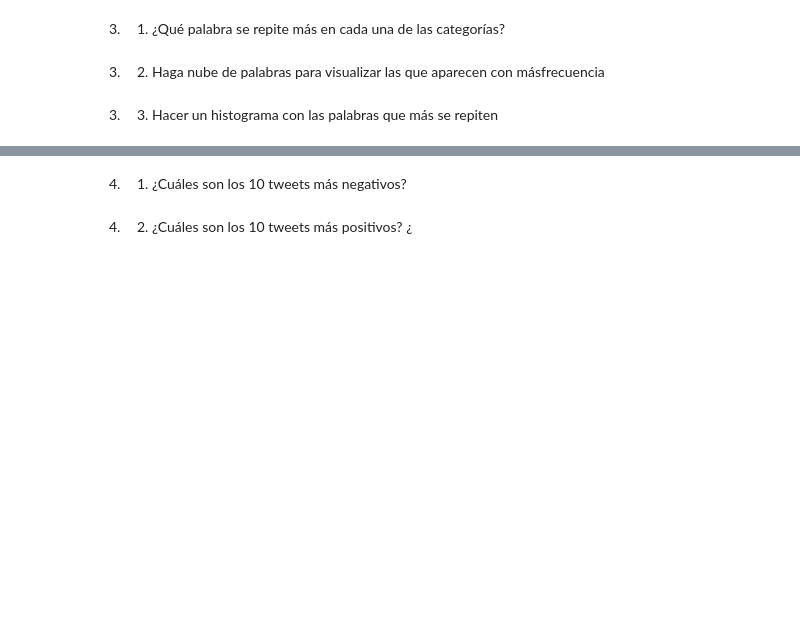
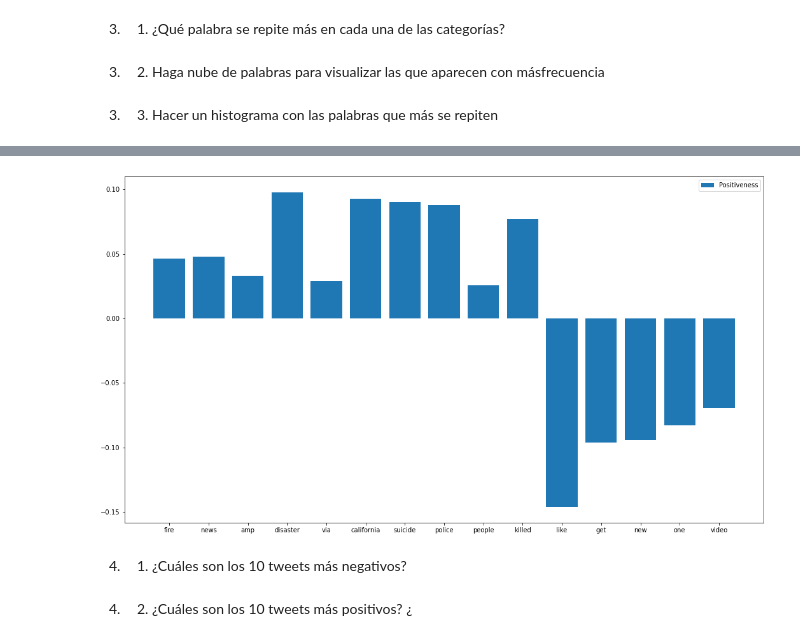
Before and after one commit to lauratamath/HDT5_Data, a Jupyter notebook: HDT5.ipynb, the cells around one changed output, grey strips where cells are left out. Drawn from its saved outputs; the diff is of its cells as text; code cells hidden in the pictures; blank space fills up the shorter version.

```diff
--- a/HDT5.ipynb
+++ b/HDT5.ipynb
@@ -448,0 +524,91 @@
+# %%
+# Positivas
+tenPosWords = list(positiveSorted.keys())[0:10]
+tenPosFreq = list(positiveSorted.values())[0:10]
+
+# Negativas
+tenNegWords = list(negativeSorted.keys())[0:10]
+tenNegFreq = list(negativeSorted.values())[0:10]
+
+# Both
+totPosNegWords = []
+totPosNegFreq = []
+totPositiveness = [] # Contains an index from -1 to 1 showing how positive or negative is a word. Being 1 Totally Positive and -1 Totally Negative
+
+# Get total frequency per list
+totalPositiveFrequency = 0
+totalNegativeFrequency = 0
+
+for freq in tenPosFreq:
+  totalPositiveFrequency += freq
+for freq in tenNegFreq:
+  totalNegativeFrequency += freq
+
+# Mesh both arrays and sum their frequencies
+for posi in tenPosWords:
+  if tenNegWords.count(posi) > 0: # Word is in both positive and negative tweets
+    # Add word and get indexes
+    totPosNegWords.append(posi)
+    posInd = tenPosWords.index(posi)
+    negInd = tenPosWords.index(posi)
+
+    # Obtain frequencies
+    positiveFreq = tenPosFreq[posInd]
+    negativeFreq = tenNegFreq[negInd]
+    totalFreq = positiveFreq + negativeFreq
+
+    # Add frequency
+    totPosNegFreq.append(totalFreq)
+
+    positiveness = 0
+
+    # Calculate positiveness
+    if positiveFreq > negativeFreq: # More positive than negative
+      # Multiply frequency over category per quantity over other category
+      positiveness = (positiveFreq/totalPositiveFrequency) * ((positiveFreq - negativeFreq)/(positiveFreq + negativeFreq))
+    elif negativeFreq > positiveFreq:  # More negative than positive
+      positiveness = - (positiveFreq/totalPositiveFrequency) * ((positiveFreq - negativeFreq)/(positiveFreq + negativeFreq))
+    elif positiveFreq == negativeFreq:  # Neutral - Only count over the total frequency of current category
+      if positiveFreq/totalPositiveFrequency > negativeFreq/totalNegativeFrequency: # More frequent in positive tweets
+        positiveness = positiveFreq / totalPositiveFrequency
+      elif positiveFreq/totalPositiveFrequency < negativeFreq/totalNegativeFrequency: # More frequent in negative tweets
+        positiveness = - negativeFreq / totalNegativeFrequency
+      else: # Totally neutral
+        positiveness = 0
+
+    # Add positiveness
+    totPositiveness.append(positiveness)
+
+  else: # Word is only in positive tweets
+    posInd = tenPosWords.index(posi)
+    totPosNegWords.append(posi)
+    posFreq = tenPosFreq[posInd]
+    totPosNegFreq.append(posFreq)
+
+    # Calculate and add positiveness
+    positiveness = posFreq / totalPositiveFrequency
+    totPositiveness.append(positiveness)
+
+for nega in tenNegWords:
+  if tenPosWords.count(nega) == 0:  # Word is only in negative tweets
+    negInd = tenNegWords.index(nega)
+    totPosNegWords.append(nega)
+
+    # Get and add frequency
+    negFreq = tenNegFreq[negInd]
+    totPosNegFreq.append(negFreq)
+
+    # Calculate and add positiveness
+    positiveness = - negFreq / totalNegativeFrequency
+    totPositiveness.append(positiveness)
+
+# Show positiveness
+for i in  range(len(totPosNegWords[0:10])):
+  print(totPosNegWords[i], "-> ", totPositiveness[i])
+
+# Positivas y negativas
+f, ax = plt.subplots(figsize=(18, 10))
+plt.bar(totPosNegWords, totPositiveness, label="Positiveness")
+ax.legend()
+plt.show()
+# %% [output]
@@ -449,3 +625,4 @@
+[figure, added]
 # %% [markdown]
 4. 1. ¿Cuáles son los 10 tweets más negativos?
 # %% [markdown]
```
Also changed, not shown: parts of 6 cells of this notebook.
